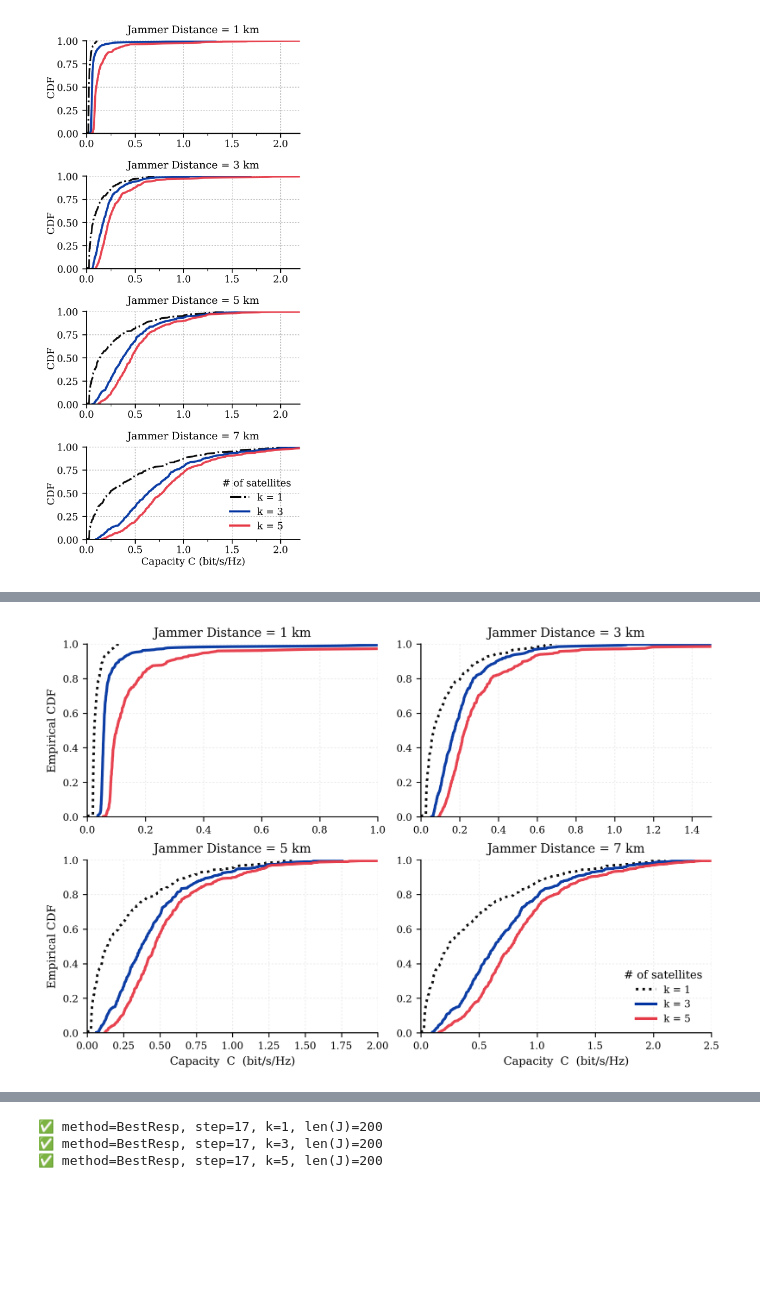
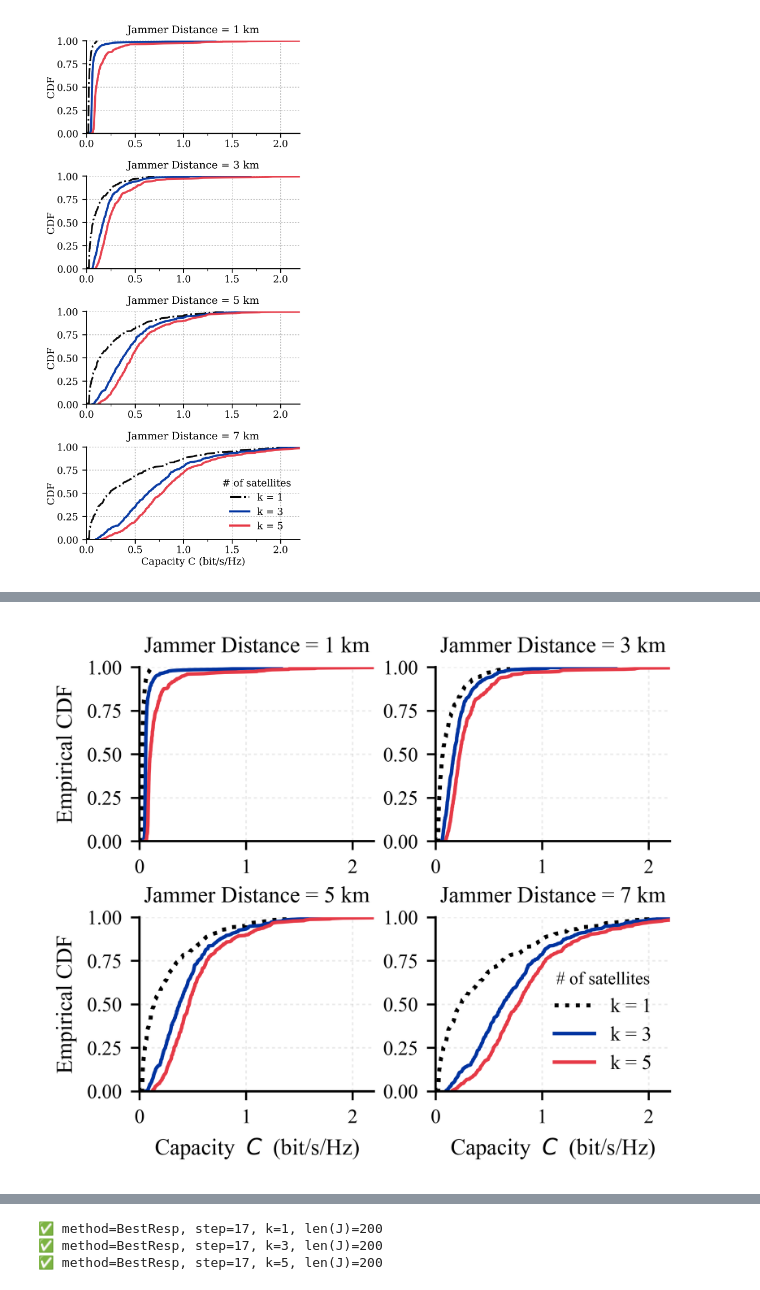
Before and after one commit to SJ00425/NTN-Anti-Jamming, a Jupyter notebook: dishjammerCDF.ipynb, the cells around one changed output, grey strips where cells are left out. Saved outputs shown, nothing was run; the diff lists cells and outputs as text; code cells hidden in the pictures; blank space fills up the shorter version.

```diff
--- a/dishjammerCDF.ipynb
+++ b/dishjammerCDF.ipynb
@@ -903,6 +778,7 @@ plt.show()
 # -*- coding: utf-8 -*-
 import json
 import numpy as np
+import matplotlib as mpl
 import matplotlib.pyplot as plt
 from collections import defaultdict
 from pathlib import Path
@@ -951,103 +827,105 @@ data_by_dist = {dist: load_J_last_by_k(p) for dist, p in paths.items()}
 common_ks = sorted(set.intersection(*[set(d.keys()) for d in data_by_dist.values()])) if all(data_by_dist.values()) else []
 k_list = common_ks if common_ks else [1, 3, 5]
 
-# ---------- 手动指定各距离的横轴范围 ----------
-xlim_map = {
-    "1 km": (0.0, 1.0),
-    "3 km": (0.0, 1.5),
-    "5 km": (0.0, 2.0),
-    "7 km": (0.0, 2.5),
-}
+# ---------- IEEE 单栏友好设置 ----------
+fig_size_in = (3.5, 3.0)   # 2×2 面板在单栏中的最佳比例
+MAIN_DPI    = 600
+base_font   = 9
 
-# ---------- 绘图 ----------
-fig_size = (7.6, 5.0)  # 2×2 单页布局
-dpi = 300
-base_font = 9
+mpl.rcParams.update({
+    "savefig.transparent": False,
+    "pdf.fonttype": 42,
+    "ps.fonttype": 42,
+    "lines.antialiased": True,
+    "patch.antialiased": True,
+})
+
 plt.rcParams.update({
-    "figure.dpi": dpi,
     "font.size": base_font,
-    "axes.titlesize": base_font + 1,
+    "axes.titlesize": base_font,
     "axes.labelsize": base_font,
     "xtick.labelsize": base_font - 1,
     "ytick.labelsize": base_font - 1,
     "legend.fontsize": base_font - 1,
     "axes.linewidth": 0.9,
     "font.family": "serif",
-    "font.serif": ["Times New Roman", "Times", "DejaVu Serif", "serif"],
+    "font.serif": ["Times New Roman"],
 })
 
+# ---------- 绘图 ----------
 dist_order = ["1 km", "3 km", "5 km", "7 km"]
-fig, axes = plt.subplots(2, 2, figsize=fig_size, constrained_layout=True)
+fig, axes = plt.subplots(2, 2, figsize=fig_size_in, constrained_layout=True)
 axes = axes.ravel()
 
-# 颜色：确保最小的 k 用黑色
+# 颜色和线型
 palette = ['black', '#0033A0', '#E63946', '#6C757D', '#2CA02C']
 colors_by_k = {k: palette[i % len(palette)] for i, k in enumerate(k_list)}
-
-# 线型/线宽：最小 k → 点线+更细；其余 k → 实线
 min_k = min(k_list)
 linestyle_by_k = {k: (':' if k == min_k else '-') for k in k_list}
-linewidth_by_k = {k: (2.0 if k == min_k else 2.2) for k in k_list}
+linewidth_by_k = {k: (1.6 if k == min_k else 1.4) for k in k_list}
+
+# ---------- 统一 x 轴 ----------
+xlim_global = (0.0, 2.2)
 
 for idx, (ax, dist) in enumerate(zip(axes, dist_order)):
     ax.spines["top"].set_visible(False)
     ax.spines["right"].set_visible(False)
-    ax.grid(True, alpha=0.25, linewidth=0.7, linestyle=(0, (2, 2)))
+    ax.grid(True, alpha=0.25, linewidth=0.6, linestyle=(0, (2, 2)))
 
+    # 绘制各 k
     for k in k_list:
         vals = data_by_dist.get(dist, {}).get(k, [])
         x, y = ecdf(vals)
         if x.size == 0:
             continue
-
         ax.plot(
             x, y,
             color=colors_by_k[k],
             linestyle=linestyle_by_k[k],
             linewidth=linewidth_by_k[k],
-            alpha=0.95,
-            label=f"k = {k}",
+            alpha=1.0,
             antialiased=True
         )
 
-    # 坐标范围
-    if dist in xlim_map:
-        ax.set_xlim(*xlim_map[dist])
-    else:
-        all_vals = np.concatenate(
-            [data_by_dist.get(dist, {}).get(k, []) for k in k_list if len(data_by_dist.get(dist, {}).get(k, [])) > 0]
-        ) if any(len(data_by_dist.get(dist, {}).get(k, [])) > 0 for k in k_list) else np.array([])
-        if all_vals.size:
-            ax.set_xlim(np.min(all_vals) * 0.95, np.max(all_vals) * 1.05)
-
+    ax.set_xlim(*xlim_global)
     ax.set_ylim(0, 1.0)
     ax.set_title(f"Jammer Distance = {dist}")
-    # 左列显示 y 轴标签，下列显示 x 轴标签
+
+    # 左列 Y label；下排 X label
     if idx in (0, 2):
         ax.set_ylabel("Empirical CDF")
     else:
         ax.set_ylabel("")
     if idx in (2, 3):
-        ax.set_xlabel("Capacity  C  (bit/s/Hz)")
+        ax.set_xlabel("Capacity  $C$  (bit/s/Hz)")
     else:
         ax.set_xlabel("")
 
-# 图例（与曲线样式保持一致）放在右下角子图
+# ---------- 图例 ----------
 legend_handles = [
     Line2D([0], [0],
            color=colors_by_k[k],
            linestyle=linestyle_by_k[k],
            lw=linewidth_by_k[k],
            label=f"k = {k}")
     for k in k_list
 ]
-axes[-1].legend(handles=legend_handles, frameon=False, loc="lower right", title="# of satellites")
+axes[-1].legend(
+    handles=legend_handles,
+    frameon=False,
+    loc="lower right",
+    title="# of satellites",
+    title_fontsize=base_font - 2,
+    handlelength=2.0,
+    borderaxespad=0.5
+)
 
-# 保存
+# ---------- 保存 ----------
 out_dir = Path("result_plot")
 out_dir.mkdir(parents=True, exist_ok=True)
-fig.savefig(out_dir / "cdf_2x2_by_distance.png", dpi=dpi, bbox_inches="tight")
+fig.tight_layout(pad=0.4)
+fig.savefig(out_dir / "cdf_2x2_by_distance.png", dpi=MAIN_DPI, bbox_inches="tight")
 fig.savefig(out_dir / "cdf_2x2_by_distance.pdf", bbox_inches="tight")
 plt.show()
 # %% [output]
-[figure, old version]
+[figure, new version]
```
Also changed, not shown: parts of 4 cells of this notebook, 3 other files.
